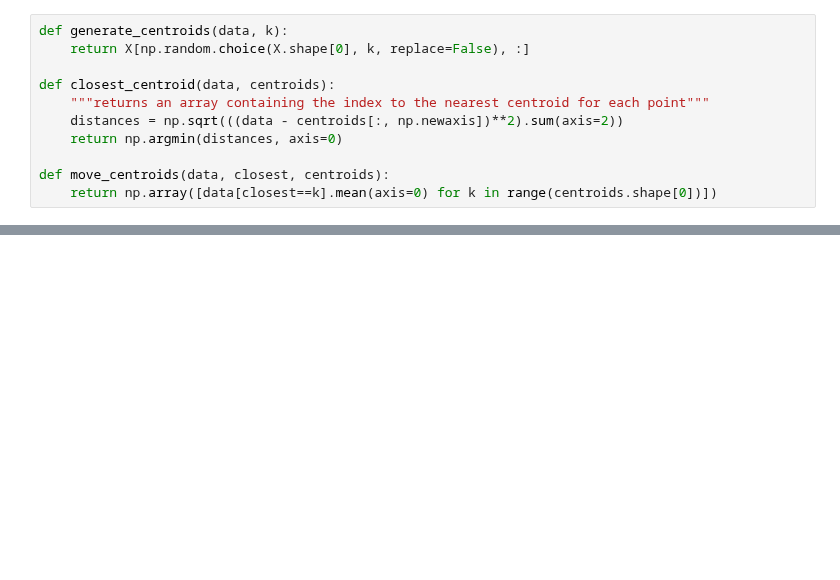
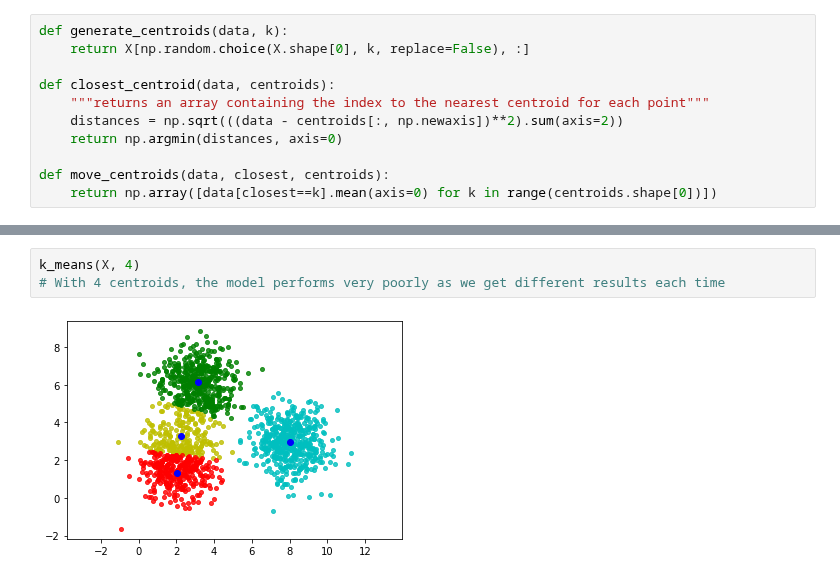
Before and after one commit to khoa2181/DataPreparation, a Jupyter notebook: Homework 2 - K Means.ipynb, the cells around one changed output, grey strips where cells are left out. Cells and saved outputs as stored; diff of their text form; blank space fills up the shorter version.

```diff
--- a/Homework 2 - K Means.ipynb
+++ b/Homework 2 - K Means.ipynb
@@ -69,0 +71,5 @@ kmeans_display(X, new_label, new_centroids)
+# %%
+k_means(X, 4)
+# With 4 centroids, the model performs very poorly as we get different results each time
+# %% [output]
+[figure, added]
```
Also changed, not shown: parts of 5 cells of this notebook.
